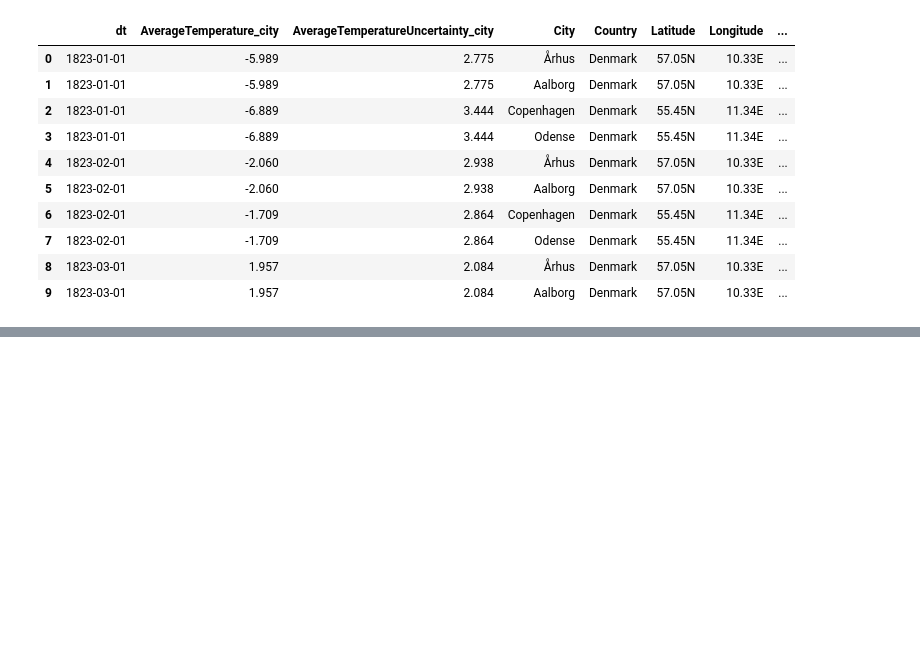
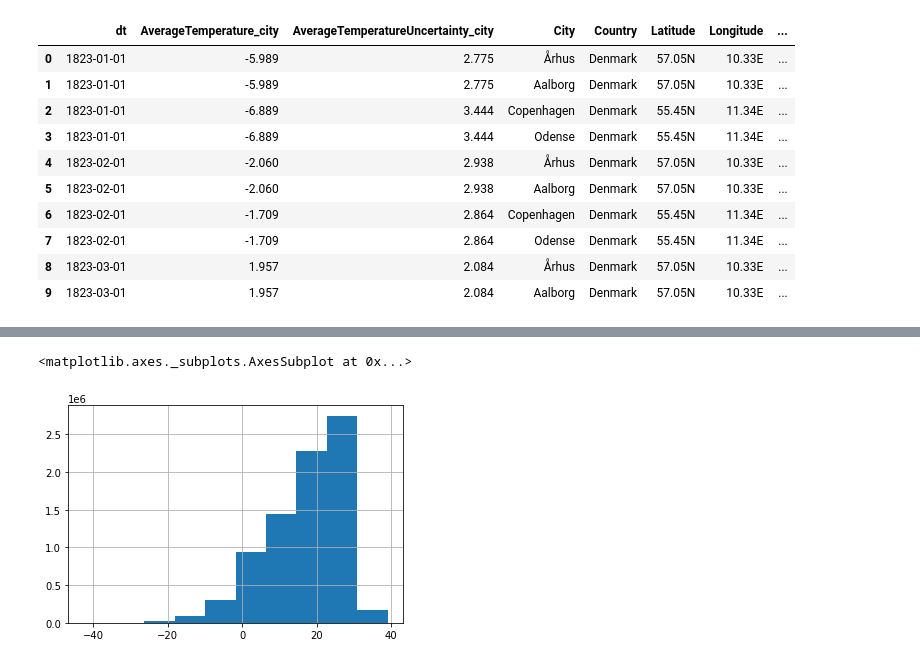
Before and after one commit to acab2/intruducao_ciencia_de_dados, a Jupyter notebook: Climate Change.ipynb, the cells around one changed output, grey strips where cells are left out. Cells and saved outputs as stored; diff of their text form; code cells hidden in the pictures; blank space fills up the shorter version.

```diff
--- a/Climate Change.ipynb
+++ b/Climate Change.ipynb
@@ -133,0 +172,5 @@ merged_df.head(10)
+# %%
+merged_df['AverageTemperature_city'].hist()
+# %% [output]
+<matplotlib.axes._subplots.AxesSubplot at 0x...>
+[figure, added]
```
Also changed, not shown: parts of 14 cells of this notebook.
